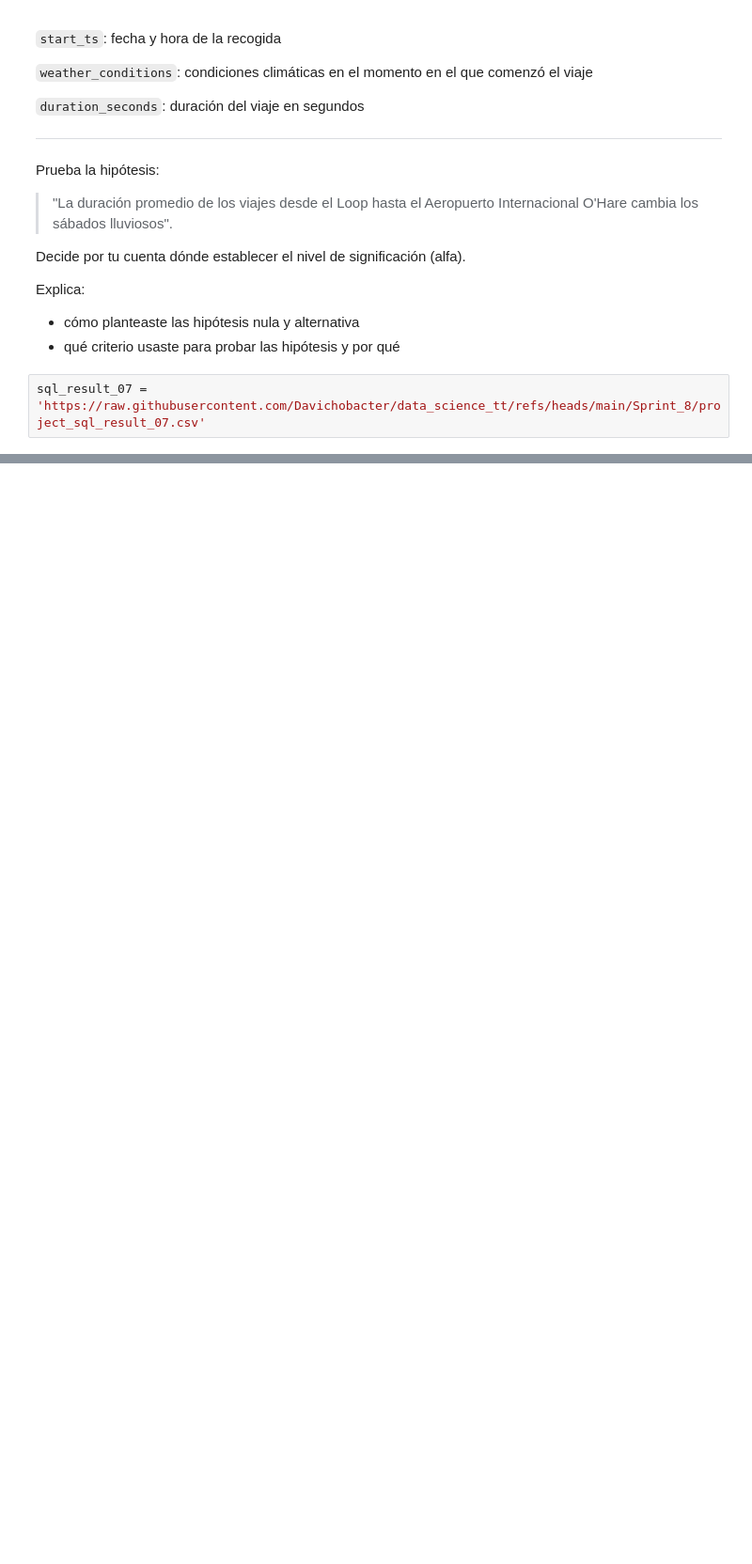
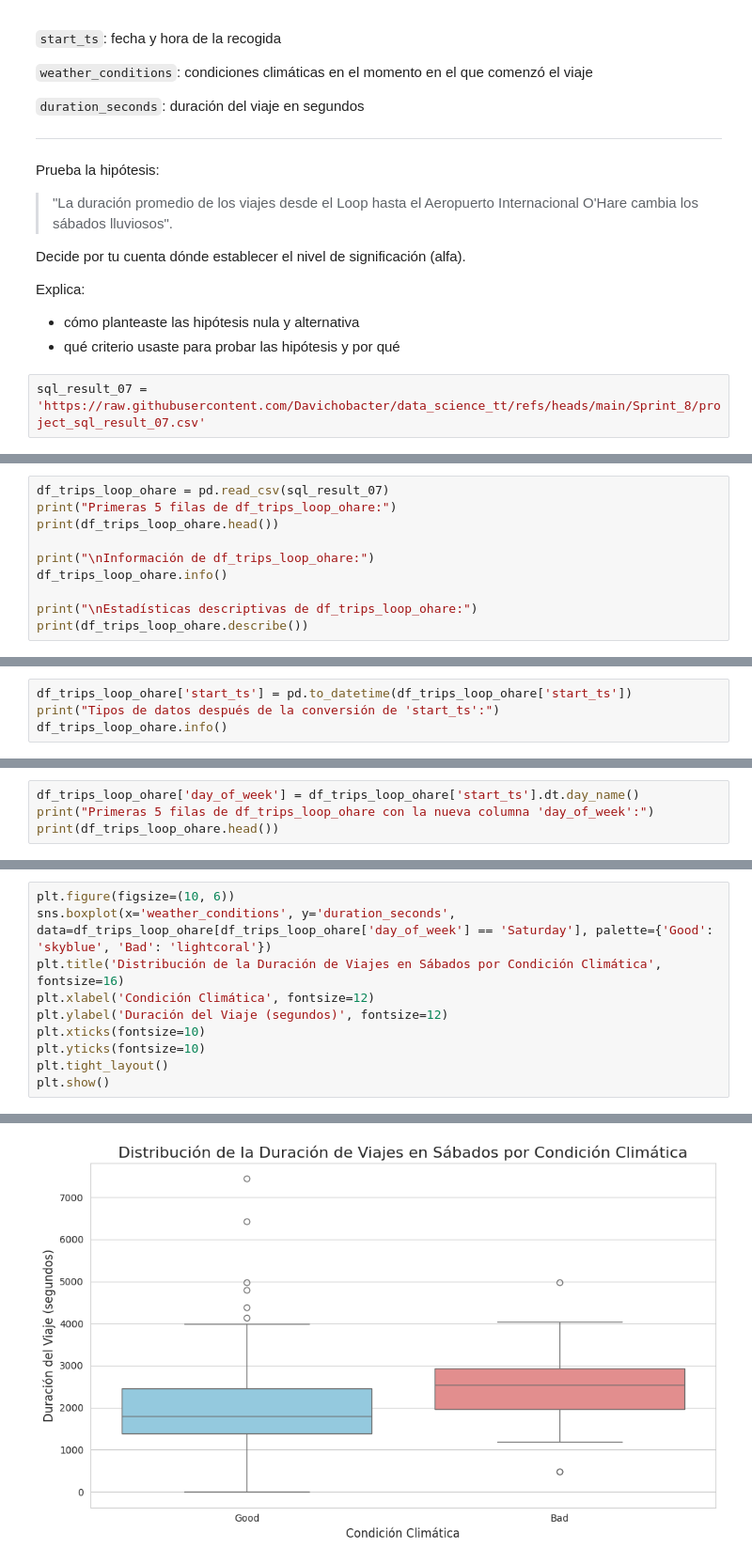
Before and after one commit to Davichobacter/data_science_tt, a Jupyter notebook: Sprint_8/notebook.ipynb, the cells around one changed output, grey strips where cells are left out. Shown at 94% size. Cells and saved outputs as stored; diff of their text form; blank space fills up the shorter version.

```diff
--- a/Sprint_8/notebook.ipynb
+++ b/Sprint_8/notebook.ipynb
@@ -288,0 +294,10 @@ sql_result_07 = 'https://raw.githubusercontent.com/Davichobacter/data_science_tt
+# %%
+df_trips_loop_ohare = pd.read_csv(sql_result_07)
+print("Primeras 5 filas de df_trips_loop_ohare:")
+print(df_trips_loop_ohare.head())
+
+print("\nInformación de df_trips_loop_ohare:")
+df_trips_loop_ohare.info()
+
+print("\nEstadísticas descriptivas de df_trips_loop_ohare:")
+print(df_trips_loop_ohare.describe())
@@ -288,0 +326,4 @@ sql_result_07 = 'https://raw.githubusercontent.com/Davichobacter/data_science_tt
+# %%
+df_trips_loop_ohare['start_ts'] = pd.to_datetime(df_trips_loop_ohare['start_ts'])
+print("Tipos de datos después de la conversión de 'start_ts':")
+df_trips_loop_ohare.info()
@@ -288,0 +346,4 @@ sql_result_07 = 'https://raw.githubusercontent.com/Davichobacter/data_science_tt
+# %%
+df_trips_loop_ohare['day_of_week'] = df_trips_loop_ohare['start_ts'].dt.day_name()
+print("Primeras 5 filas de df_trips_loop_ohare con la nueva columna 'day_of_week':")
+print(df_trips_loop_ohare.head())
@@ -288,0 +500,11 @@ sql_result_07 = 'https://raw.githubusercontent.com/Davichobacter/data_science_tt
+# %%
+plt.figure(figsize=(10, 6))
+sns.boxplot(x='weather_conditions', y='duration_seconds', data=df_trips_loop_ohare[df_trips_loop_ohare['day_of_week'] == 'Saturday'], palette={'Good': 'skyblue', 'Bad': 'lightcoral'})
+plt.title('Distribución de la Duración de Viajes en Sábados por Condición Climática', fontsize=16)
+plt.xlabel('Condición Climática', fontsize=12)
+plt.ylabel('Duración del Viaje (segundos)', fontsize=12)
+plt.xticks(fontsize=10)
+plt.yticks(fontsize=10)
+plt.tight_layout()
+plt.show()
+# %% [output]
@@ -288,0 +514 @@ sql_result_07 = 'https://raw.githubusercontent.com/Davichobacter/data_science_tt
+[figure, added]
```
Also changed, not shown: parts of 35 cells of this notebook.
